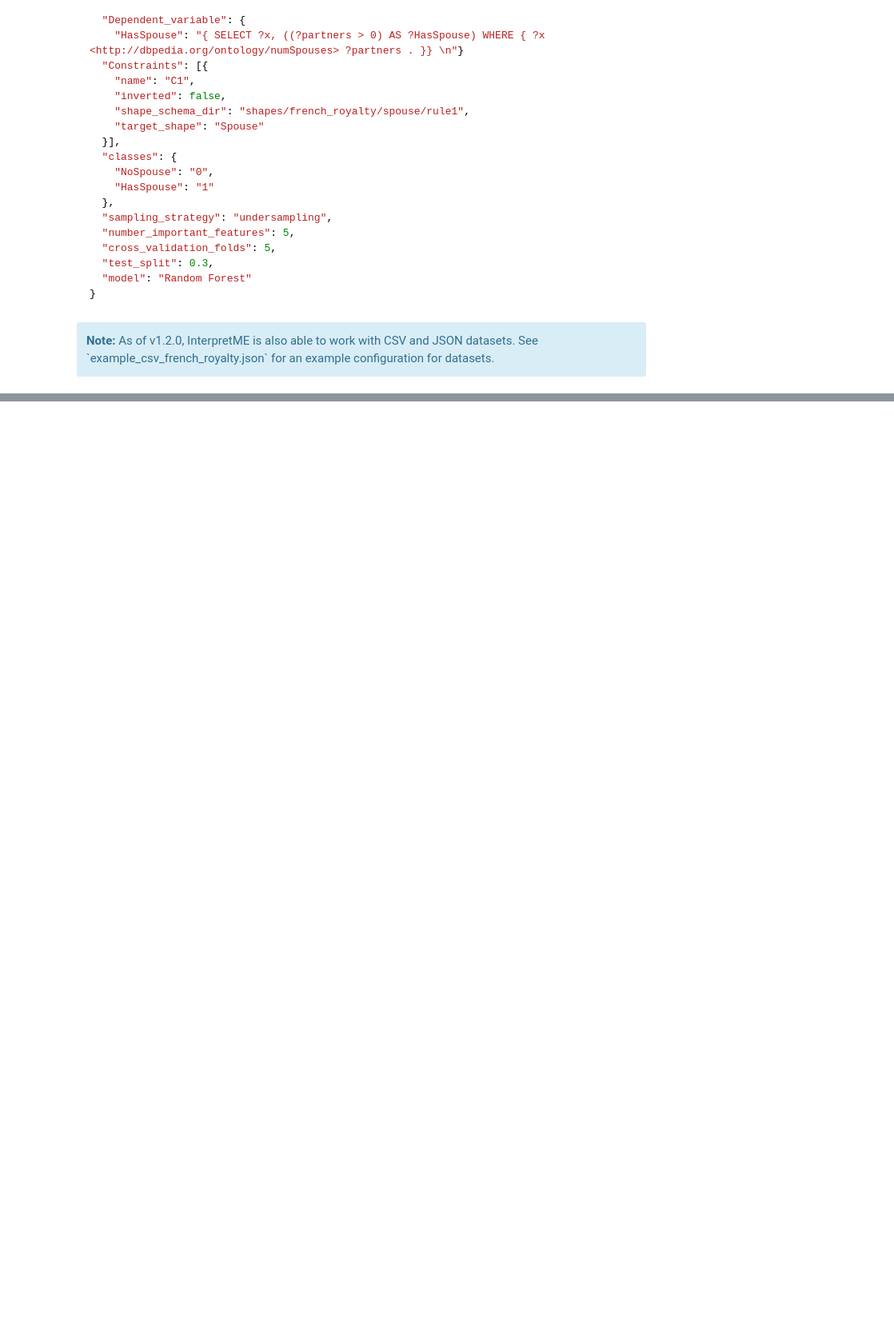
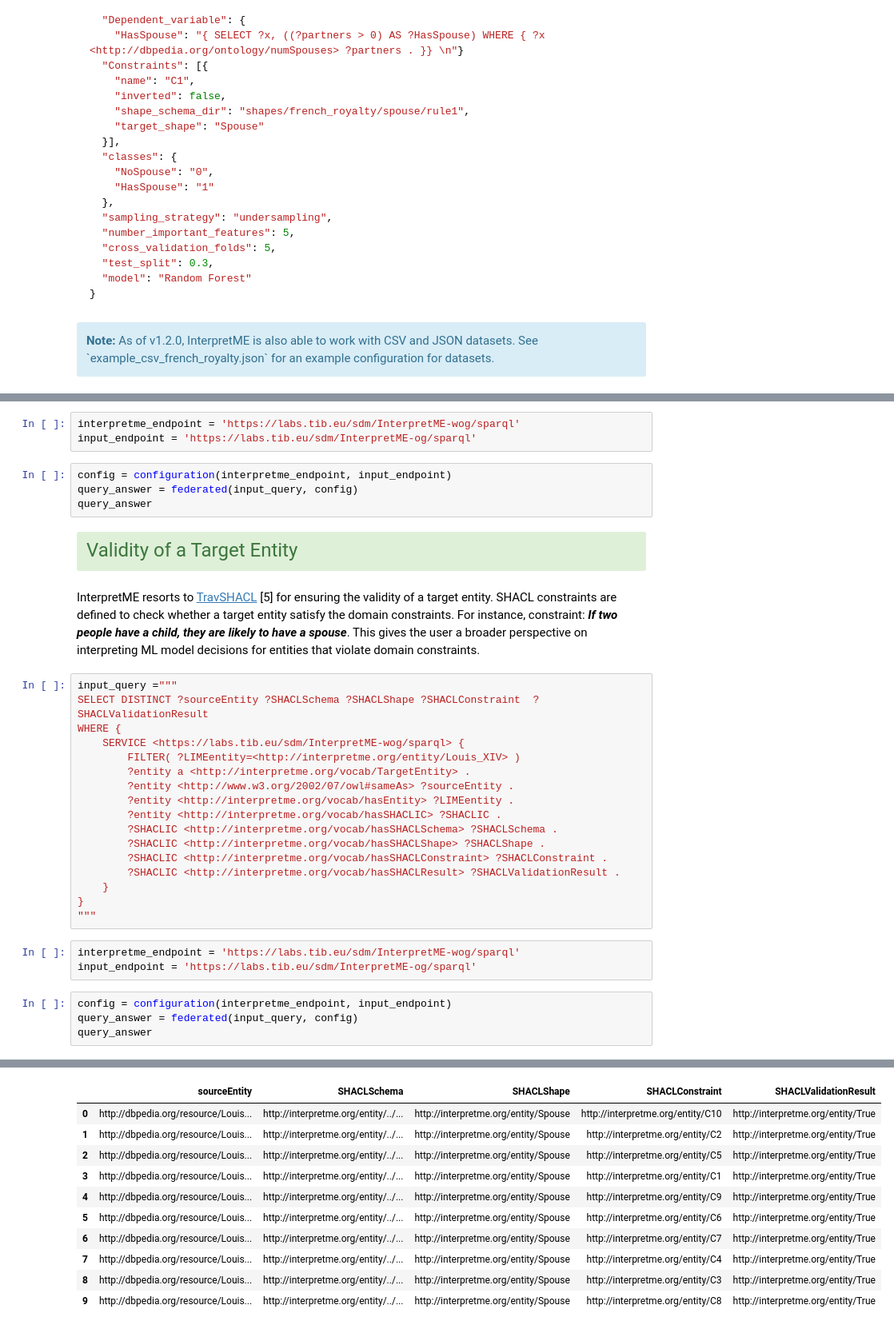
Before and after one commit to SDM-TIB/InterpretME_Demo, a Jupyter notebook: InterpretME_Demo.ipynb, the cells around one changed output, grey strips where cells are left out. Shown at 80% size. Cells and saved outputs as stored; diff of their text form; blank space fills up the shorter version.

```diff
--- a/InterpretME_Demo.ipynb
+++ b/InterpretME_Demo.ipynb
@@ -200,0 +152,38 @@ from InterpretME.federated_query_engine import federated
+# %%
+interpretme_endpoint = 'https://labs.tib.eu/sdm/InterpretME-wog/sparql'
+input_endpoint = 'https://labs.tib.eu/sdm/InterpretME-og/sparql'
+# %%
+config = configuration(interpretme_endpoint, input_endpoint)
+query_answer = federated(input_query, config)
+query_answer
+# %% [markdown]
+<div class="alert-success">
+    <font size="5"> Validity of a Target Entity </font>
+</div>
+# %% [markdown]
+InterpretME resorts to [TravSHACL](https://github.com/SDM-TIB/Trav-SHACL) [5] for ensuring the validity of a target entity. SHACL constraints are defined to check whether a target entity satisfy the domain constraints. For instance, constraint: ***If two people have a child, they are likely to have a spouse***. This gives the user a broader perspective on interpreting ML model decisions for entities that violate domain constraints.
+# %%
+input_query ="""
+SELECT DISTINCT ?sourceEntity ?SHACLSchema ?SHACLShape ?SHACLConstraint  ?SHACLValidationResult
+WHERE {
+    SERVICE <https://labs.tib.eu/sdm/InterpretME-wog/sparql> {
+        FILTER( ?LIMEentity=<http://interpretme.org/entity/Louis_XIV> )
+        ?entity a <http://interpretme.org/vocab/TargetEntity> .
+        ?entity <http://www.w3.org/2002/07/owl#sameAs> ?sourceEntity .
+        ?entity <http://interpretme.org/vocab/hasEntity> ?LIMEentity .
+        ?entity <http://interpretme.org/vocab/hasSHACLIC> ?SHACLIC .
+        ?SHACLIC <http://interpretme.org/vocab/hasSHACLSchema> ?SHACLSchema .
+        ?SHACLIC <http://interpretme.org/vocab/hasSHACLShape> ?SHACLShape .
+        ?SHACLIC <http://interpretme.org/vocab/hasSHACLConstraint> ?SHACLConstraint .
+        ?SHACLIC <http://interpretme.org/vocab/hasSHACLResult> ?SHACLValidationResult .
+    }
+}
+"""
+# %%
+interpretme_endpoint = 'https://labs.tib.eu/sdm/InterpretME-wog/sparql'
+input_endpoint = 'https://labs.tib.eu/sdm/InterpretME-og/sparql'
+# %%
+config = configuration(interpretme_endpoint, input_endpoint)
+query_answer = federated(input_query, config)
+query_answer
+# %% [output]
@@ -200,0 +197,11 @@ from InterpretME.federated_query_engine import federated
+|  | sourceEntity | SHACLSchema | SHACLShape | SHACLConstraint | SHACLValidationResult |
+| 0 | http://dbpedia.org/resource/Louis... | http://interpretme.org/entity/../... | http://interpretme.org/entity/Spouse | http://interpretme.org/entity/C10 | http://interpretme.org/entity/True |
+| 1 | http://dbpedia.org/resource/Louis... | http://interpretme.org/entity/../... | http://interpretme.org/entity/Spouse | http://interpretme.org/entity/C2 | http://interpretme.org/entity/True |
+| 2 | http://dbpedia.org/resource/Louis... | http://interpretme.org/entity/../... | http://interpretme.org/entity/Spouse | http://interpretme.org/entity/C5 | http://interpretme.org/entity/True |
+| 3 | http://dbpedia.org/resource/Louis... | http://interpretme.org/entity/../... | http://interpretme.org/entity/Spouse | http://interpretme.org/entity/C1 | http://interpretme.org/entity/True |
+| 4 | http://dbpedia.org/resource/Louis... | http://interpretme.org/entity/../... | http://interpretme.org/entity/Spouse | http://interpretme.org/entity/C9 | http://interpretme.org/entity/True |
+| 5 | http://dbpedia.org/resource/Louis... | http://interpretme.org/entity/../... | http://interpretme.org/entity/Spouse | http://interpretme.org/entity/C6 | http://interpretme.org/entity/True |
+| 6 | http://dbpedia.org/resource/Louis... | http://interpretme.org/entity/../... | http://interpretme.org/entity/Spouse | http://interpretme.org/entity/C7 | http://interpretme.org/entity/True |
+| 7 | http://dbpedia.org/resource/Louis... | http://interpretme.org/entity/../... | http://interpretme.org/entity/Spouse | http://interpretme.org/entity/C4 | http://interpretme.org/entity/True |
+| 8 | http://dbpedia.org/resource/Louis... | http://interpretme.org/entity/../... | http://interpretme.org/entity/Spouse | http://interpretme.org/entity/C3 | http://interpretme.org/entity/True |
+| 9 | http://dbpedia.org/resource/Louis... | http://interpretme.org/entity/../... | http://interpretme.org/entity/Spouse | http://interpretme.org/entity/C8 | http://interpretme.org/entity/True |
```
Also changed, not shown: parts of 43 cells of this notebook.
